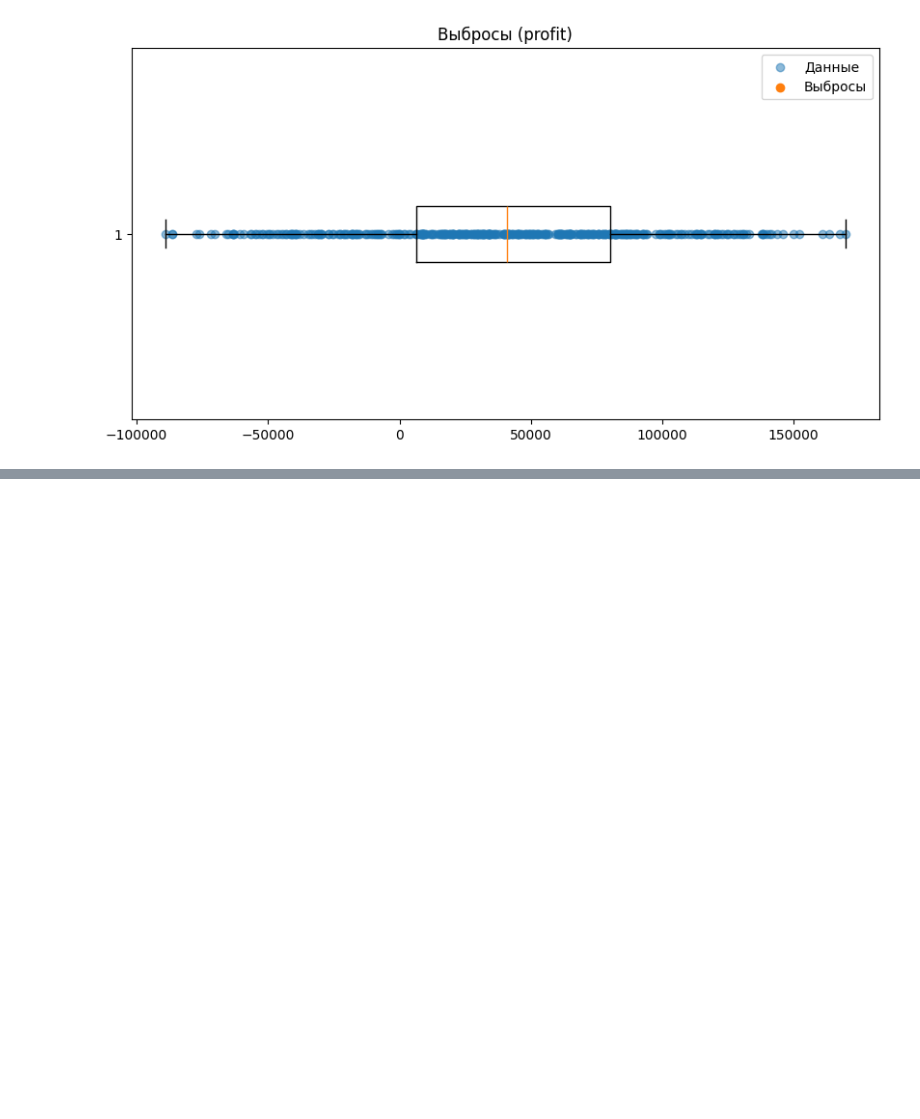
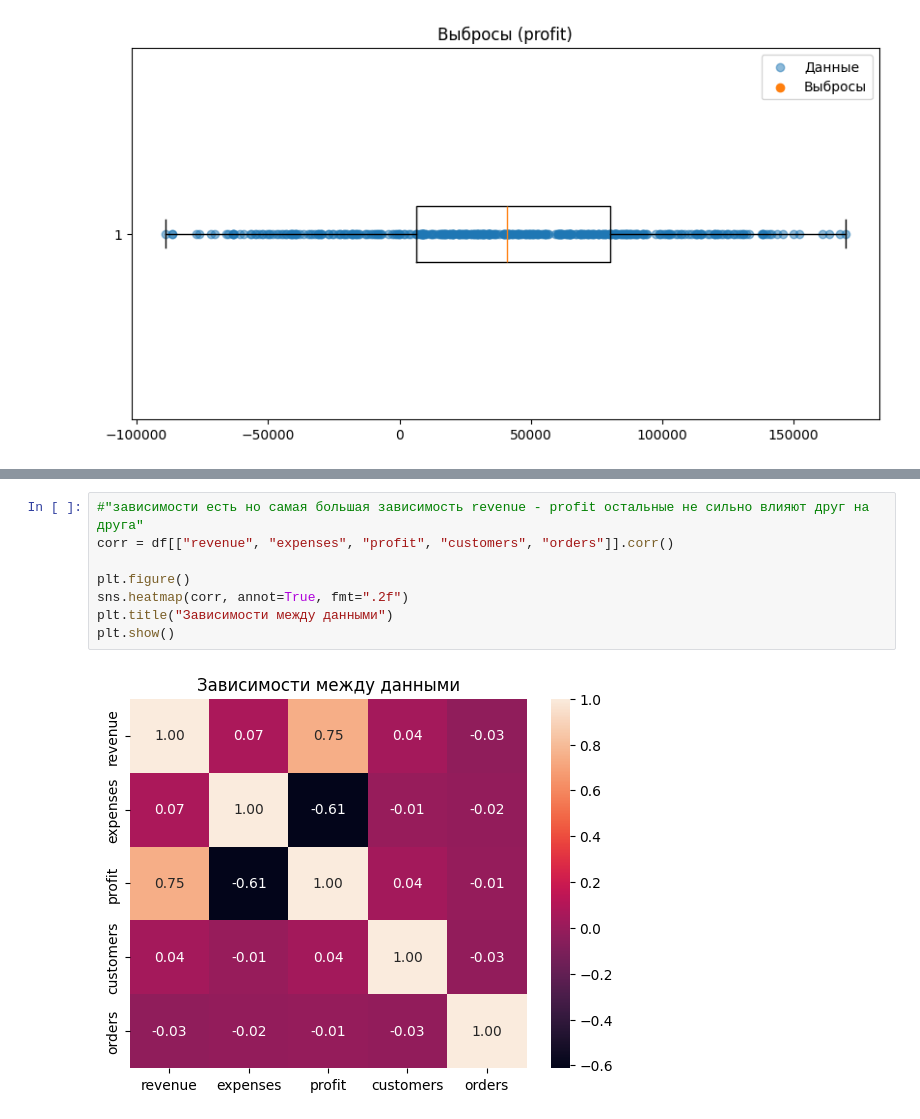
Before and after one commit to Sr123Saha/Financial_Analytics, a Jupyter notebook: main.ipynb, the cells around one changed output, grey strips where cells are left out. Drawn from its saved outputs; the diff is of its cells as text; blank space fills up the shorter version.

```diff
--- a/main.ipynb
+++ b/main.ipynb
@@ -424,0 +669,10 @@ __________________________________________________
+# %%
+#"зависимости есть но самая большая зависимость revenue - profit остальные не сильно влияют друг на друга"
+corr = df[["revenue", "expenses", "profit", "customers", "orders"]].corr()
+
+plt.figure()
+sns.heatmap(corr, annot=True, fmt=".2f")
+plt.title("Зависимости между данными")
+plt.show()
+# %% [output]
+[figure, added]
```
Also changed, not shown: parts of 16 cells of this notebook.
